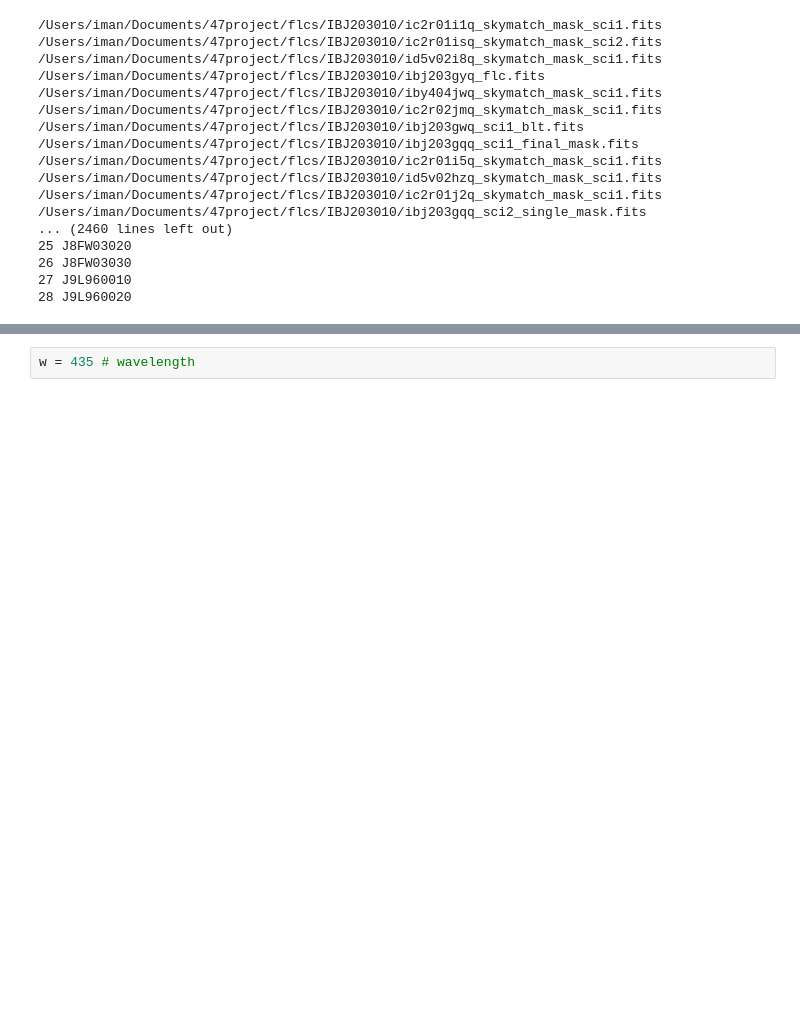
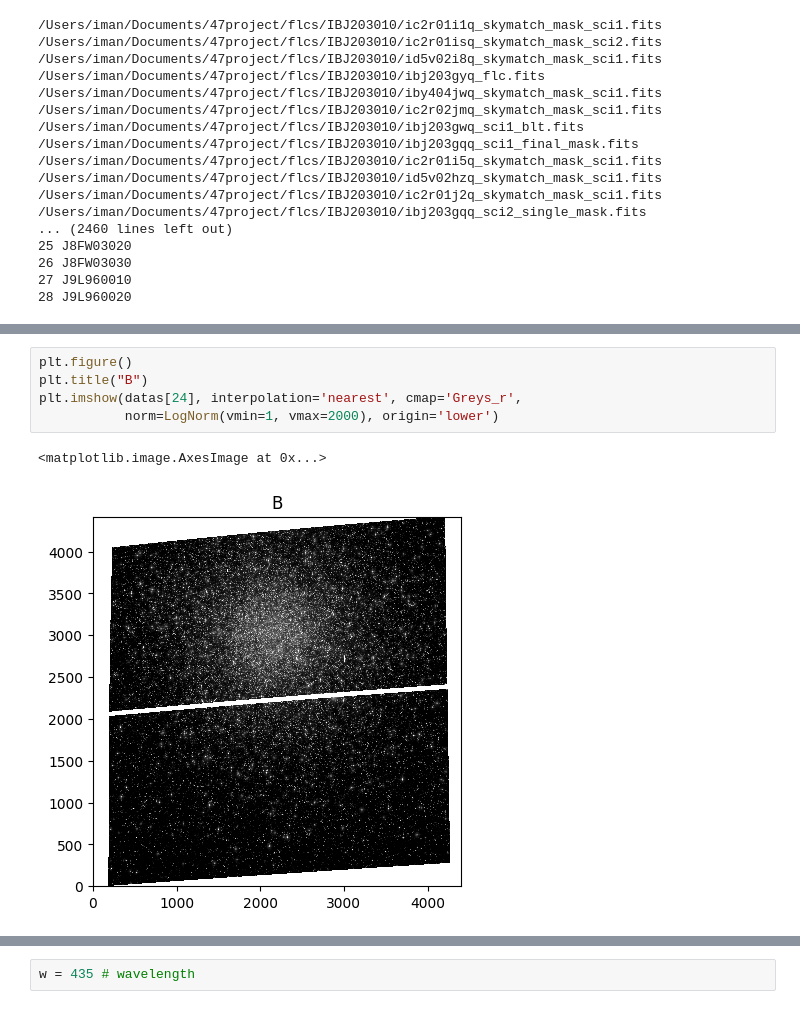
Before and after one commit to imanbeh/variablesearch, a Jupyter notebook: analysis_435nm.ipynb, the cells around one changed output, grey strips where cells are left out. Saved outputs shown, nothing was run; the diff lists cells and outputs as text; blank space fills up the shorter version.

```diff
--- a/analysis_435nm.ipynb
+++ b/analysis_435nm.ipynb
@@ -40,0 +54,8 @@ import matplotlib.dates as md
+# %%
+plt.figure()
+plt.title("B")
+plt.imshow(datas[24], interpolation='nearest', cmap='Greys_r',
+           norm=LogNorm(vmin=1, vmax=2000), origin='lower')
+# %% [output]
+<matplotlib.image.AxesImage at 0x...>
+[figure, added]
```
Also changed, not shown: parts of 42 cells of this notebook, 8 other files.
